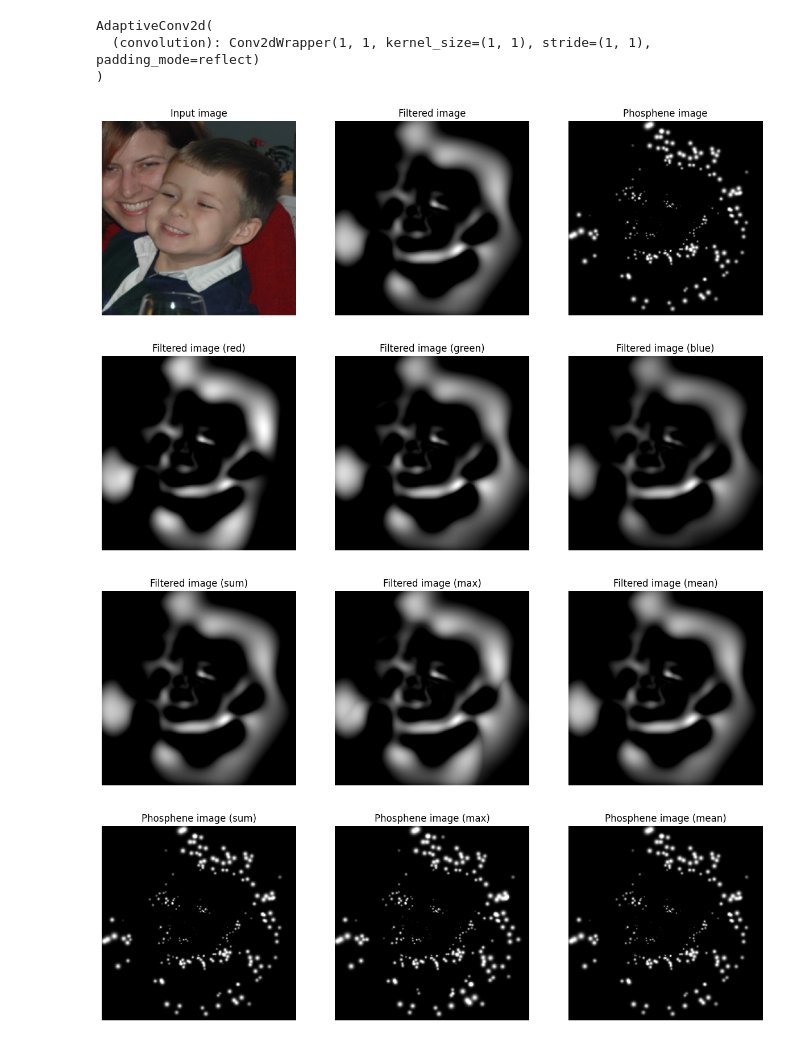
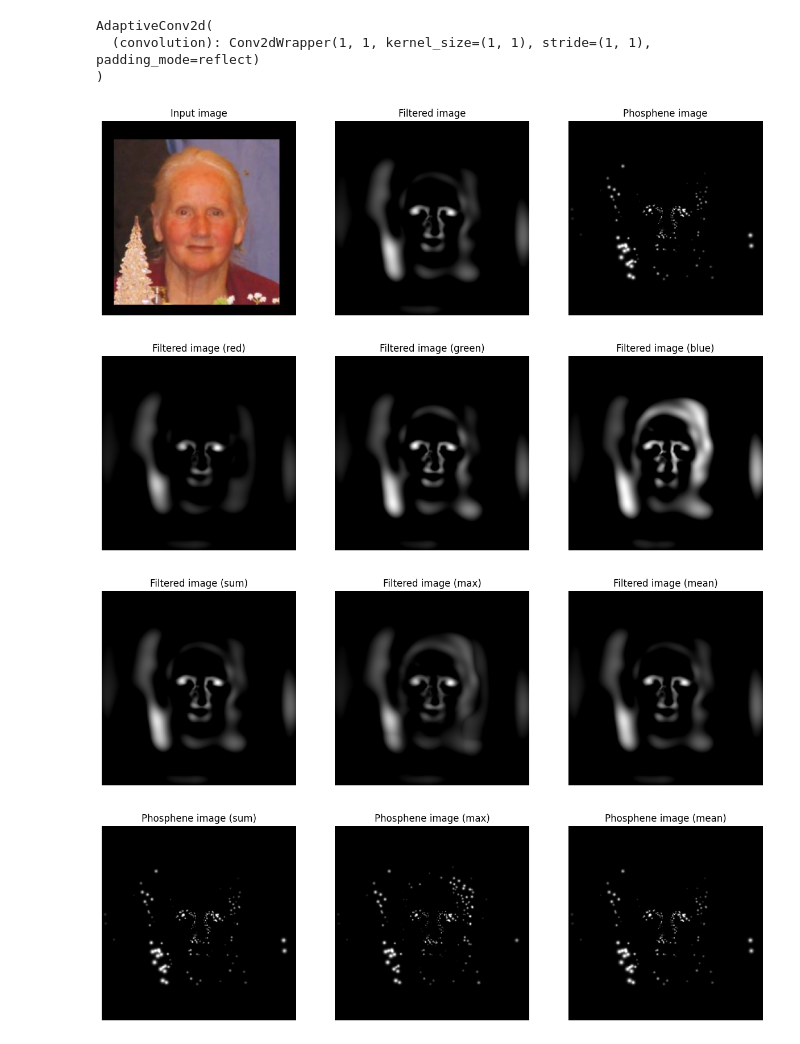
Before and after one commit to MichelleAppel/SCAPE, a Jupyter notebook: notebooks/test_modules.ipynb, the cells around one changed output. Drawn from its saved outputs; the diff is of its cells as text; code cells hidden in the pictures.

```diff
--- a/notebooks/test_modules.ipynb
+++ b/notebooks/test_modules.ipynb
@@ -168,14 +168,14 @@ data_loader = DataLoader(
 # %%
 from components.adaptive_conv2d import AdaptiveConv2d
 # %%
-sigma_map_tensor = torch.tensor(sigma_kde_pix).float().cuda()
+sigma_map_tensor = torch.tensor(sigma_kde_pix).float().cuda().detach()
 
 net = AdaptiveConv2d(
     in_channels=1,
     out_channels=1,
     kernel_size=1,
     kernel_type="LoG",
-    log_kernel_size=139,
+    log_kernel_size=99,
     sigma_function="map",
     sigma_map=sigma_map_tensor,
     padding_mode="reflect"
@@ -192,12 +192,15 @@ filtered_images = []
 for img, _ in data_loader:
     img = img.cuda()
     # grayscale
-    img = img.mean(dim=1, keepdim=True)
+    img = img.mean(dim=1, keepdim=True).detach()
     # center of the image
-    foa_xy = torch.tensor([img.shape[3] // 2, img.shape[2] // 2]).float().cuda().unsqueeze(0)
-    filtered_img = net(img, foa_xy).detach().cpu().clip(0, None).numpy()
-    # normalize the image between 0 and 1
+    foa_xy = torch.tensor([img.shape[3] // 2, img.shape[2] // 2]).float().cuda().unsqueeze(0).detach()
+    with torch.no_grad():
+        filtered_img = net(img, foa_xy).detach().cpu().clip(0, None).numpy()
+
+    # normalize between 0 and 1
     filtered_img = (filtered_img - filtered_img.min()) / (filtered_img.max() - filtered_img.min())
+
     filtered_images.append(filtered_img)
     images.append(img.cpu())
 
@@ -267,11 +270,11 @@ transform = transforms.Compose([
     transforms.ToTensor()
 ])
 
-data_set = ImageFolder('../../data/example_faces_LaPa/', transform=transform)
+data_set = ImageFolder('../../data/LaPa_zoomed/', transform=transform)
 # %%
 from components.adaptive_conv2d import AdaptiveConv2d
 # %%
-sigma_map_tensor = torch.tensor(sigma_kde_pix).float().cuda()
+sigma_map_tensor = torch.tensor(sigma_kde_pix).float().cuda().detach()
 
 net = AdaptiveConv2d(
     in_channels=1,
@@ -280,7 +283,7 @@ net = AdaptiveConv2d(
     kernel_type="LoG",
     sigma_function="map",
     sigma_map=sigma_map_tensor,
-    log_kernel_size=137,
+    log_kernel_size=99,
     padding_mode="reflect"
 ).cuda()
 net.eval()
@@ -290,45 +293,46 @@ AdaptiveConv2d(
 )
 # %%
 # get a specific index from the dataloader
-index = 6
+index = 1
 img_color = data_set.__getitem__(index)[0].unsqueeze(0)
 
 # grayscale
 img = img_color.mean(dim=1, keepdim=True)
-img = img.cuda()
+img = img.cuda().detach()
 
 # center of the image
-foa_xy = torch.tensor([img.shape[2] // 2, img.shape[3] // 2]).float().cuda().unsqueeze(0)
+foa_xy = torch.tensor([img.shape[2] // 2, img.shape[3] // 2]).float().cuda().unsqueeze(0).detach()
 
 # filter the image
-filtered_img = net(img, foa_xy).clip(0, None)
+with torch.no_grad():
+    filtered_img = net(img, foa_xy).clip(0, None)
 # normailze the image between 0 and 1
 filtered_img = (filtered_img - filtered_img.min()) / (filtered_img.max() - filtered_img.min())
 
 simulator.reset()
 stim = simulator.sample_stimulus(filtered_img[0][0].cuda(), rescale=True) * stim_weights * np.pi
 phos_img = simulator(stim)
 
 # show the input image and filtered image
 plt.figure(figsize=(15, 5))
 plt.subplot(1, 3, 1)
 plt.imshow(img_color[0].cpu().permute(1, 2, 0))
 plt.axis('off')
 plt.title('Input image')
 
 plt.subplot(1, 3, 2)
 plt.imshow(filtered_img[0][0].squeeze().cpu().detach().numpy(), cmap='gray')
 plt.axis('off')
 plt.title('Filtered image')
 
 plt.subplot(1, 3, 3)
 plt.imshow(phos_img.detach().cpu().numpy(), cmap='gray')
 plt.axis('off')
 plt.title('Phosphene image')
 
 plt.show()
 # %% [output]
-[figure, old version]
+[figure, new version]
 # %%
 img_color = img_color.cuda()
 img_r = img_color[:, 0, :, :].unsqueeze(1)
@@ -411,6 +415,6 @@ plt.axis('off')
 plt.title('Phosphene image (mean)')
 plt.show()
 # %% [output]
-[figure, old version]
+[figure, new version]
-[figure, old version]
+[figure, new version]
-[figure, old version]
+[figure, new version]
```
Also changed, not shown: parts of 7 cells of this notebook, 3 other files.
